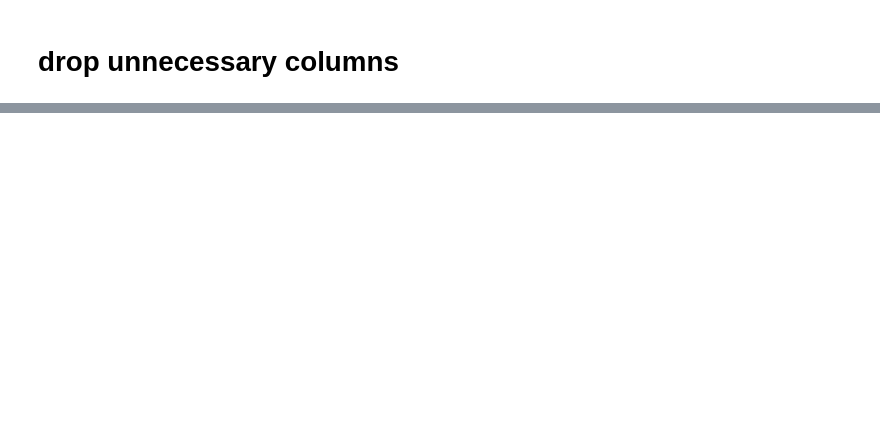
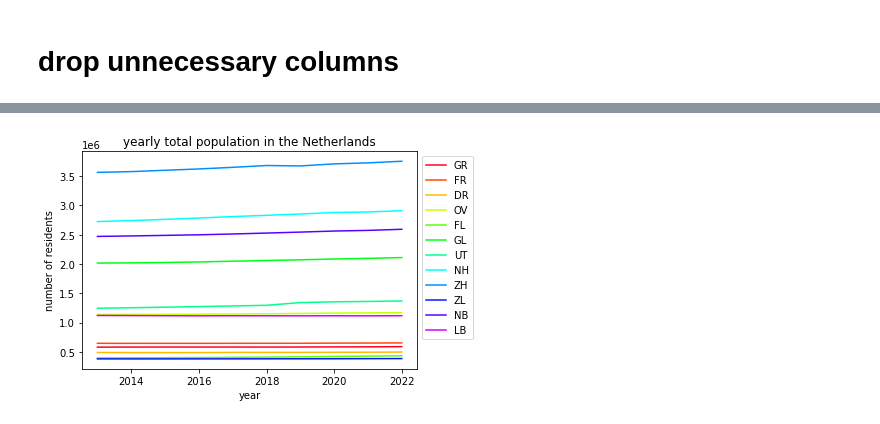
Before and after one commit to stefan1234567891011/AI_personal_project, a Jupyter notebook: code/data.ipynb, the cells around one changed output, grey strips where cells are left out. Drawn from its saved outputs; the diff is of its cells as text; code cells hidden in the pictures; blank space fills up the shorter version.

```diff
--- a/code/data.ipynb
+++ b/code/data.ipynb
@@ -193,0 +461,2 @@ plt.show()
+# %%
+df_population_2 = pd.read_csv("population.csv")
@@ -193,0 +497,3 @@ plt.show()
+# %%
+df_population_2["PROVINCE"] = df_population_2["Regio's (naam)"].map({"Zuid-Holland (PV)" : "ZH", "Noord-Brabant (PV)" : "NB", "Limburg (PV)" : "LB", "Gelderland (PV)" : "GL", "Flevoland (PV)" : "FL", "Utrecht (PV)" : "UT", "Noord-Holland (PV)" : "NH", "Fryslân (PV)" : "FR", "Groningen (PV)" : "GR", "Drenthe (PV)" : "DR", "Zeeland (PV)" : "ZL", "Overijssel (PV)" : "OV"} )
+df_population_2.head(5)
@@ -193,0 +528,4 @@ plt.show()
+# %%
+df_population_3 = df_population_2[["Perioden (jaar)", "Regio's (naam)", "Bevolking|Bevolkingssamenstelling op 1 januari|Totale bevolking (aantal)", "Bevolking|Bevolkingssamenstelling op 1 januari|Bevolkingsdichtheid (aantal inwoners per km²)", "PROVINCE"]]
+df_population_3 = df_population_3.rename(columns={"Perioden (jaar)": "YEAR", "Regio's (naam)": "PROVINCE_NAME", "Bevolking|Bevolkingssamenstelling op 1 januari|Totale bevolking (aantal)": "TOTAL_POPULATION", "Bevolking|Bevolkingssamenstelling op 1 januari|Bevolkingsdichtheid (aantal inwoners per km²)": "POPULATION_DENSITY"})
+df_population_3
@@ -193,0 +575,27 @@ plt.show()
+# %%
+df_population_3.sort_values(by=["YEAR"])
+year = df_population_3["YEAR"].unique()
+year_2 = range(year.min()+1, year.max()+1)
+provinces = df_population_3["PROVINCE"].unique()
+n_provinces = len(provinces)
+
+num_colors = n_provinces
+cm = plt.get_cmap('gist_rainbow')
+colors=[cm(1.*i/num_colors) for i in range(num_colors)]
+
+for i, j in enumerate(provinces):
+    line = []
+    for k in year_2:
+        point = df_population_3[(df_population_3["PROVINCE"] == j) & (df_population_3["YEAR"] == k)]
+        line.append(point["TOTAL_POPULATION"])
+    line = np.array(line)
+    plt.plot(year_2, line, label=j, color = colors[i])
+
+plt.title("yearly total population in the Netherlands")
+plt.xlabel("year")
+plt.ylabel("number of residents")
+
+plt.legend(bbox_to_anchor=(1, 1))
+plt.show()
+# %% [output]
+[figure, added]
```
Also changed, not shown: parts of 63 cells of this notebook, 5 other files.
